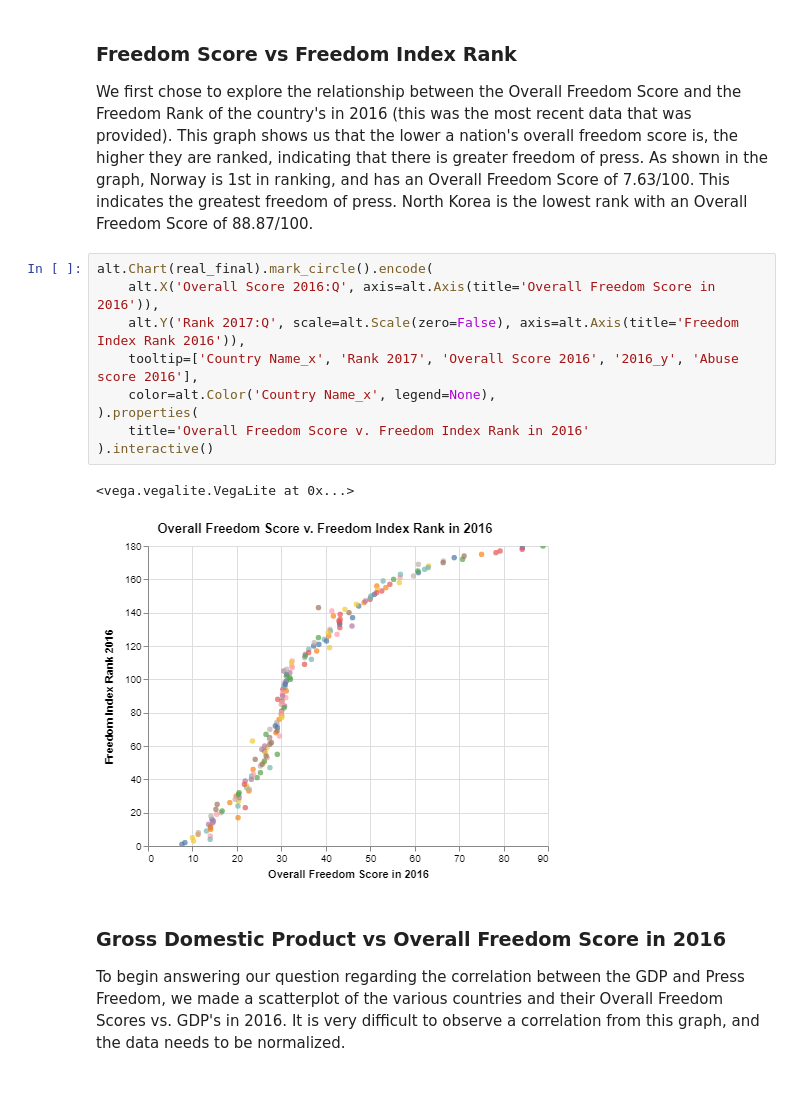
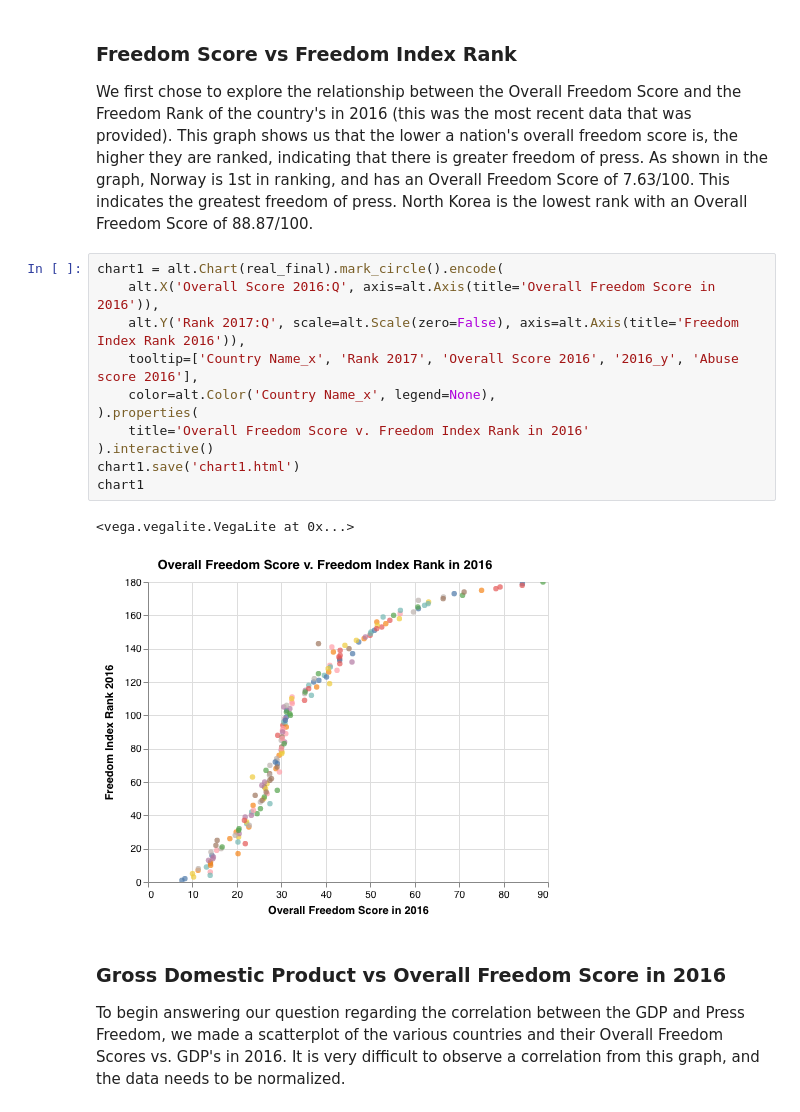
Before and after one commit to aliar97/degrees-of-freedom, a Jupyter notebook: Freedom.ipynb, the cells around one changed output. Saved outputs shown, nothing was run; the diff lists cells and outputs as text.

```diff
--- a/Freedom.ipynb
+++ b/Freedom.ipynb
@@ -115,17 +115,19 @@ real_final = final_gdp_data.merge(final, on = 'Country Code')
 
 We first chose to explore the relationship between the Overall Freedom Score and the Freedom Rank of the country's in 2016 (this was the most recent data that was provided). This graph shows us that the lower a nation's overall freedom score is, the higher they are ranked, indicating that there is greater freedom of press. As shown in the graph, Norway is 1st in ranking, and has an Overall Freedom Score of 7.63/100. This indicates the greatest freedom of press. North Korea is the lowest rank with an Overall Freedom Score of 88.87/100.
 # %%
-alt.Chart(real_final).mark_circle().encode(
+chart1 = alt.Chart(real_final).mark_circle().encode(
     alt.X('Overall Score 2016:Q', axis=alt.Axis(title='Overall Freedom Score in 2016')),
     alt.Y('Rank 2017:Q', scale=alt.Scale(zero=False), axis=alt.Axis(title='Freedom Index Rank 2016')),
     tooltip=['Country Name_x', 'Rank 2017', 'Overall Score 2016', '2016_y', 'Abuse score 2016'],
     color=alt.Color('Country Name_x', legend=None),
 ).properties(
     title='Overall Freedom Score v. Freedom Index Rank in 2016'
 ).interactive()
+chart1.save('chart1.html')
+chart1
 # %% [output]
 <vega.vegalite.VegaLite at 0x...>
-[figure, old version]
+[figure, new version]
 # %% [markdown]
 
 ### Gross Domestic Product vs Overall Freedom Score in 2016
```
Also changed, not shown: parts of 7 cells of this notebook, 6 other files.
